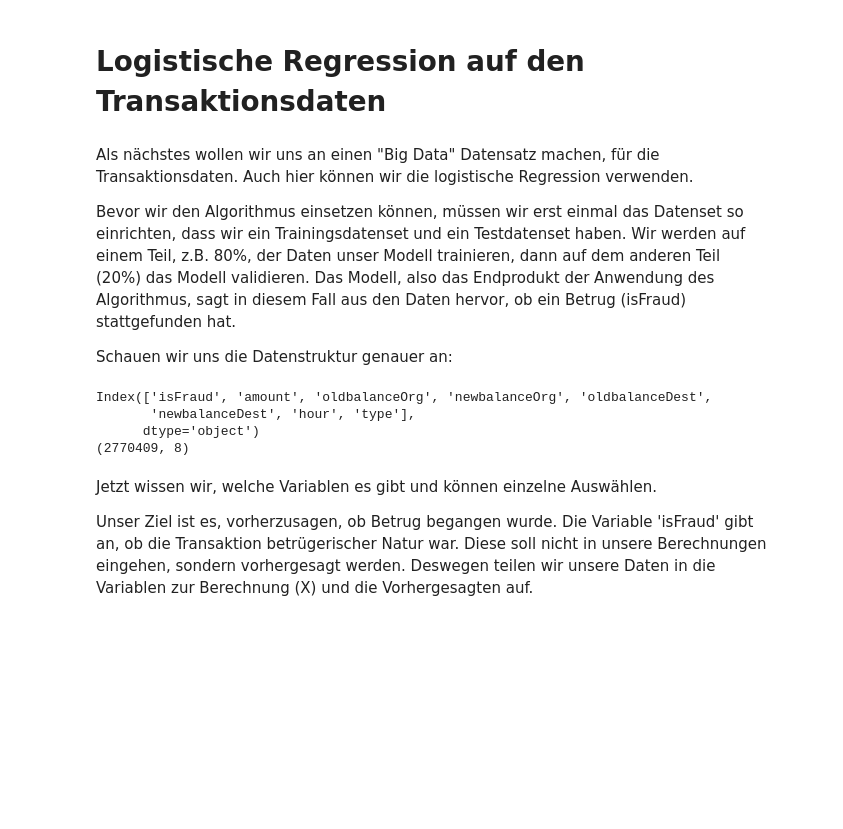
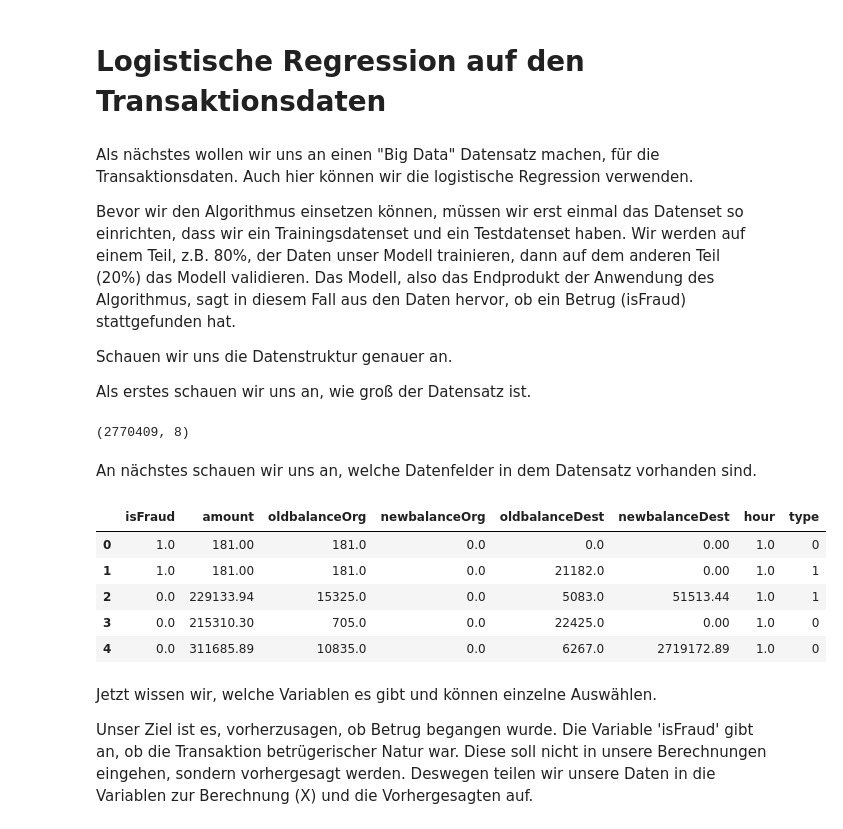
Before and after one commit to kzahedi/ML-Workshop, a Jupyter notebook: Copy_of_ML_Workshop_Python.ipynb, the cells around one changed output. Saved outputs shown, nothing was run; the diff lists cells and outputs as text; code cells hidden in the pictures; blank space fills up the shorter version.

```diff
--- a/Copy_of_ML_Workshop_Python.ipynb
+++ b/Copy_of_ML_Workshop_Python.ipynb
@@ -571,15 +571,24 @@ Als nächstes wollen wir uns an einen "Big Data" Datensatz machen, für die Tran
 
 Bevor wir den Algorithmus einsetzen können, müssen wir erst einmal das Datenset so einrichten, dass wir ein Trainingsdatenset und ein Testdatenset haben. Wir werden auf einem Teil, z.B. 80%, der Daten unser Modell trainieren, dann auf dem anderen Teil (20%) das Modell validieren. Das Modell, also das Endprodukt der Anwendung des Algorithmus, sagt in diesem Fall aus den Daten hervor, ob ein Betrug (isFraud) stattgefunden hat.
 
-Schauen wir uns die Datenstruktur genauer an:
+Schauen wir uns die Datenstruktur genauer an.
+
+Als erstes schauen wir uns an, wie groß der Datensatz ist.
-# %%
-print(Transaktionsdaten.keys()) # Zeigt die Namen der Variablen
-print(Transaktionsdaten.shape) # Zeigt die Dimensionen der Datenmatrix
-# %% [output]
-Index(['isFraud', 'amount', 'oldbalanceOrg', 'newbalanceOrg', 'oldbalanceDest',
-       'newbalanceDest', 'hour', 'type'],
-      dtype='object')
-(2770409, 8)
+# %%
+Transaktionsdaten.shape
+# %% [output]
+(2770409, 8)
+# %% [markdown]
+An nächstes schauen wir uns an, welche Datenfelder in dem Datensatz vorhanden sind.
+# %%
+Transaktionsdaten.head(n=5)
+# %% [output]
+|  | isFraud | amount | oldbalanceOrg | newbalanceOrg | oldbalanceDest | newbalanceDest | hour | type |
+| 0 | 1.0 | 181.00 | 181.0 | 0.0 | 0.0 | 0.00 | 1.0 | 0 |
+| 1 | 1.0 | 181.00 | 181.0 | 0.0 | 21182.0 | 0.00 | 1.0 | 1 |
+| 2 | 0.0 | 229133.94 | 15325.0 | 0.0 | 5083.0 | 51513.44 | 1.0 | 1 |
+| 3 | 0.0 | 215310.30 | 705.0 | 0.0 | 22425.0 | 0.00 | 1.0 | 0 |
+| 4 | 0.0 | 311685.89 | 10835.0 | 0.0 | 6267.0 | 2719172.89 | 1.0 | 0 |
 # %% [markdown]
 Jetzt wissen wir, welche Variablen es gibt und können einzelne Auswählen.
 
```
Also changed, not shown: parts of 1 cell of this notebook.
